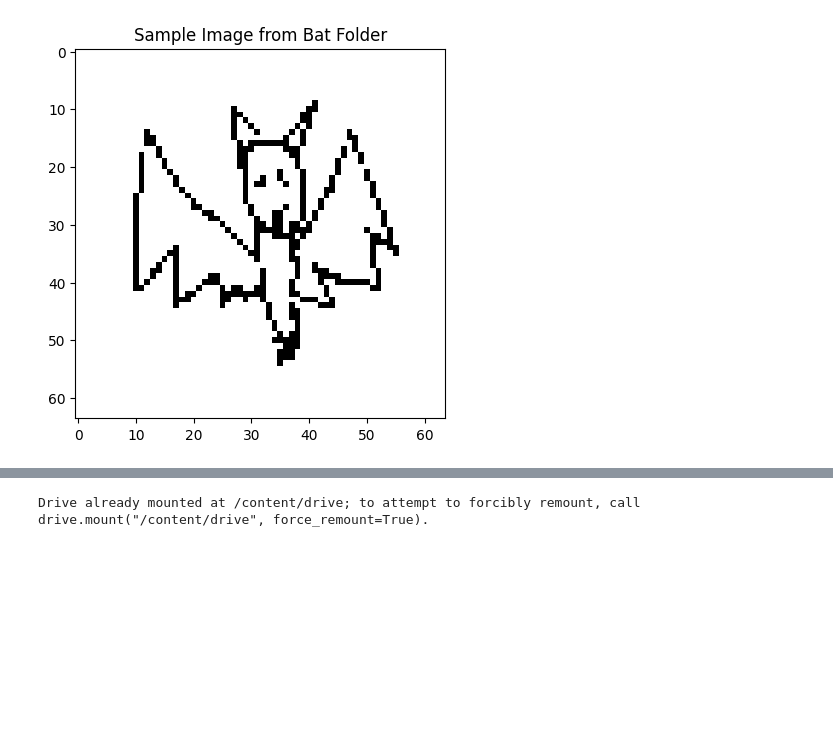
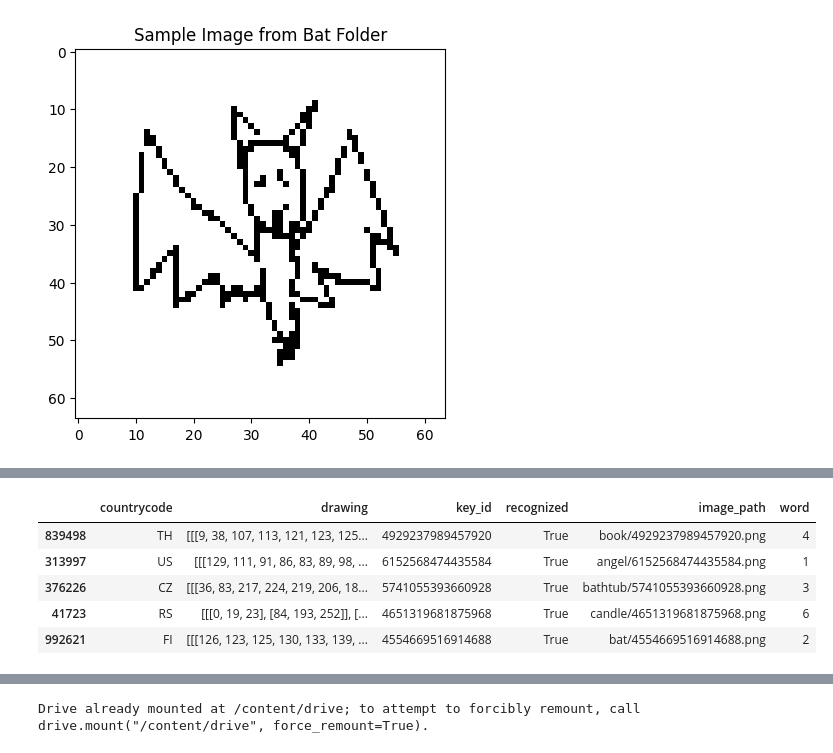
Before and after one commit to dominicfanucchi/aai-590_group4, a Jupyter notebook: Train_Valid_Test_Split.ipynb, the cells around one changed output, grey strips where cells are left out. Drawn from its saved outputs; the diff is of its cells as text; code cells hidden in the pictures; blank space fills up the shorter version.

```diff
--- a/Train_Valid_Test_Split.ipynb
+++ b/Train_Valid_Test_Split.ipynb
@@ -159,0 +185,10 @@ plt.show()
+# %%
+test_xy = pd.concat([valid_x, valid_y], axis=1)
+test_xy.head()
+# %% [output]
+|  | countrycode | drawing | key_id | recognized | image_path | word |
+| 839498 | TH | [[[9, 38, 107, 113, 121, 123, 125... | 4929237989457920 | True | book/4929237989457920.png | 4 |
+| 313997 | US | [[[129, 111, 91, 86, 83, 89, 98, ... | 6152568474435584 | True | angel/6152568474435584.png | 1 |
+| 376226 | CZ | [[[36, 83, 217, 224, 219, 206, 18... | 5741055393660928 | True | bathtub/5741055393660928.png | 3 |
+| 41723 | RS | [[[0, 19, 23], [84, 193, 252]], [... | 4651319681875968 | True | candle/4651319681875968.png | 6 |
+| 992621 | FI | [[[126, 123, 125, 130, 133, 139, ... | 4554669516914688 | True | bat/4554669516914688.png | 2 |
```
Also changed, not shown: parts of 29 cells of this notebook.
